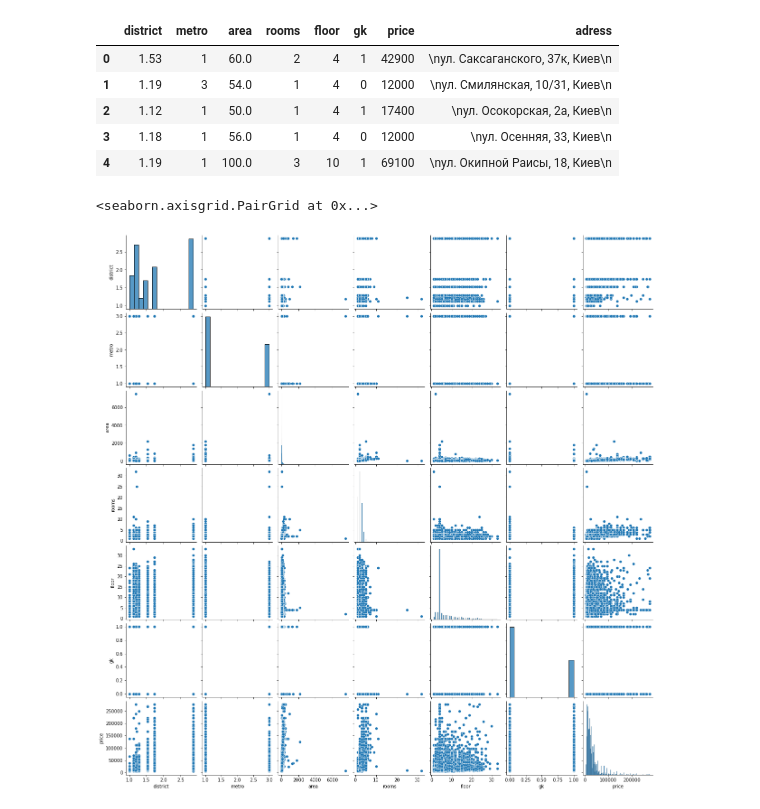
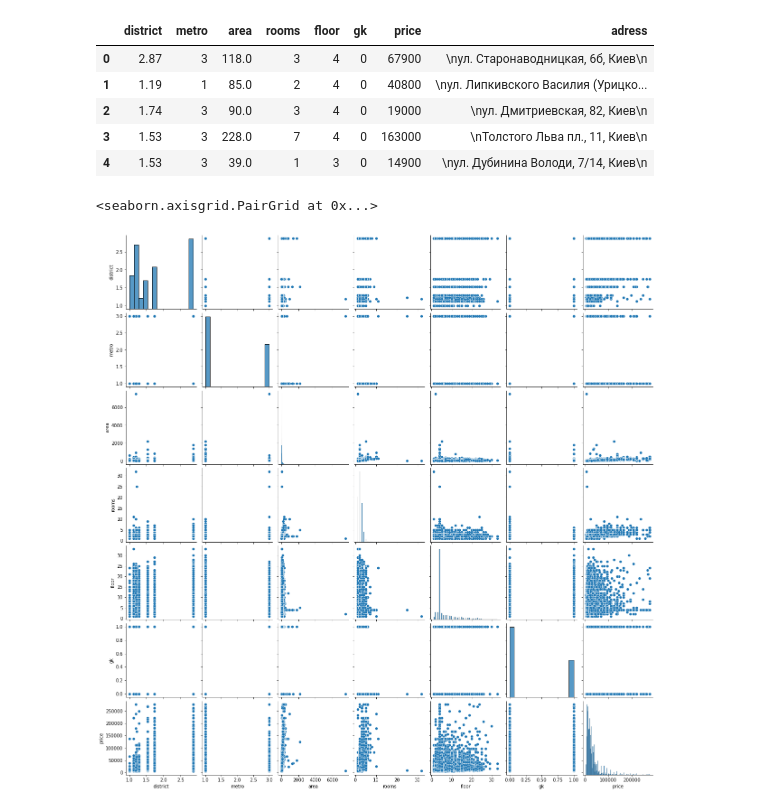
Before and after one commit to kadyrov2010/DS-6, a Jupyter notebook: rent flats progect/Model 2.ipynb, the cells around one changed output. Cells and saved outputs as stored; diff of their text form; code cells hidden in the pictures.

```diff
--- a/rent flats progect/Model 2.ipynb
+++ b/rent flats progect/Model 2.ipynb
@@ -9,15 +9,15 @@ import matplotlib.pyplot as plt
 import seaborn as sns
 %matplotlib inline
 # %%
-rent_f = pd.read_csv('rent100riel.csv')
+rent_f = pd.read_csv('rent100riel_new.csv')
 rent_f.head()
 # %% [output]
 |  | district | metro | area | rooms | floor | gk | price | adress |
-| 0 | 1.53 | 1 | 60.0 | 2 | 4 | 1 | 42900 | \nул. Саксаганского, 37к, Киев\n |
-| 1 | 1.19 | 3 | 54.0 | 1 | 4 | 0 | 12000 | \nул. Смилянская, 10/31, Киев\n |
-| 2 | 1.12 | 1 | 50.0 | 1 | 4 | 1 | 17400 | \nул. Осокорская, 2а, Киев\n |
-| 3 | 1.18 | 1 | 56.0 | 1 | 4 | 0 | 12000 | \nул. Осенняя, 33, Киев\n |
-| 4 | 1.19 | 1 | 100.0 | 3 | 10 | 1 | 69100 | \nул. Окипной Раиcы, 18, Киев\n |
+| 0 | 2.87 | 3 | 118.0 | 3 | 4 | 0 | 67900 | \nул. Старонаводницкая, 6б, Киев\n |
+| 1 | 1.19 | 1 | 85.0 | 2 | 4 | 0 | 40800 | \nул. Липкивского Василия (Урицко... |
+| 2 | 1.74 | 3 | 90.0 | 3 | 4 | 0 | 19000 | \nул. Дмитриевская, 82, Киев\n |
+| 3 | 1.53 | 3 | 228.0 | 7 | 4 | 0 | 163000 | \nТолстого Льва пл., 11, Киев\n |
+| 4 | 1.53 | 3 | 39.0 | 1 | 3 | 0 | 14900 | \nул. Дубинина Володи, 7/14, Киев\n |
 # %%
 sns.pairplot(rent_f)
 # %% [output]
```
Also changed, not shown: parts of 11 cells of this notebook, 15 other files.
